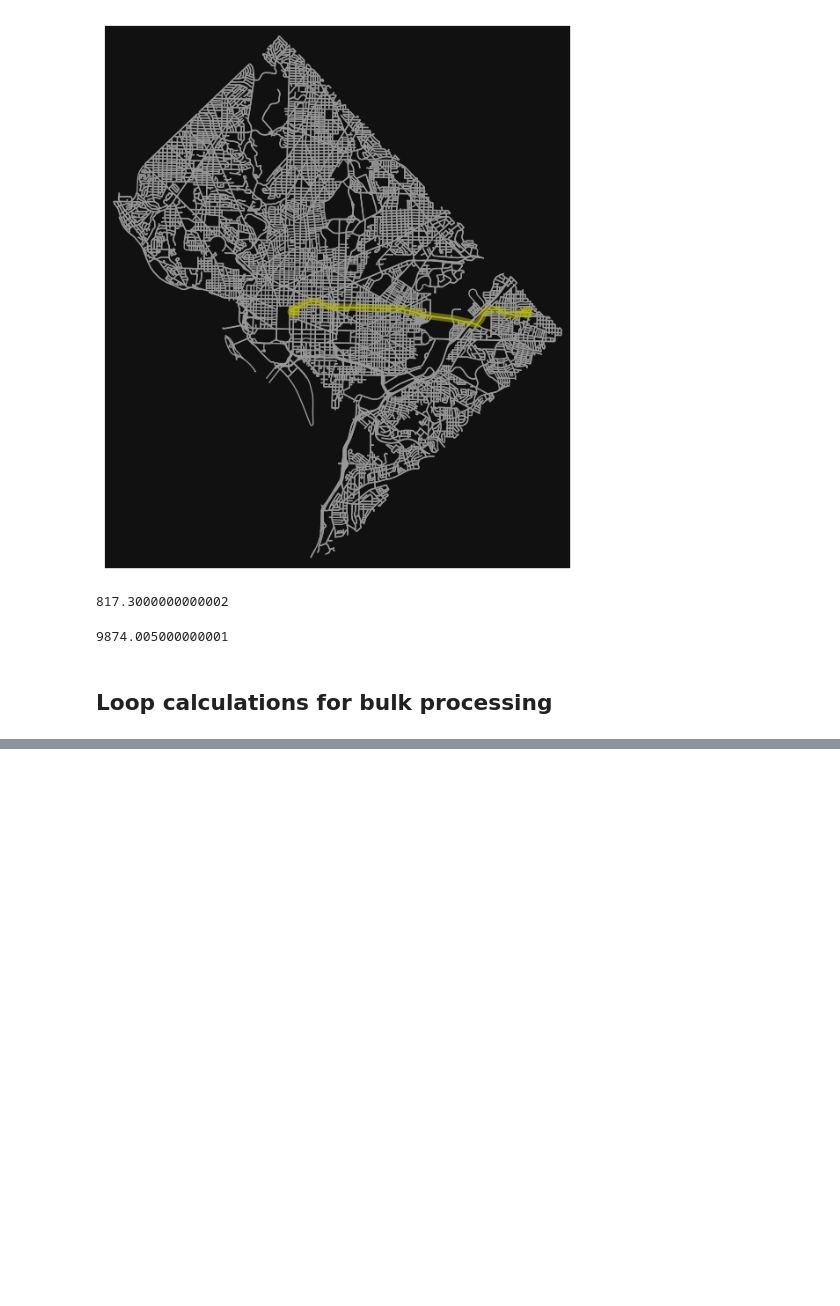
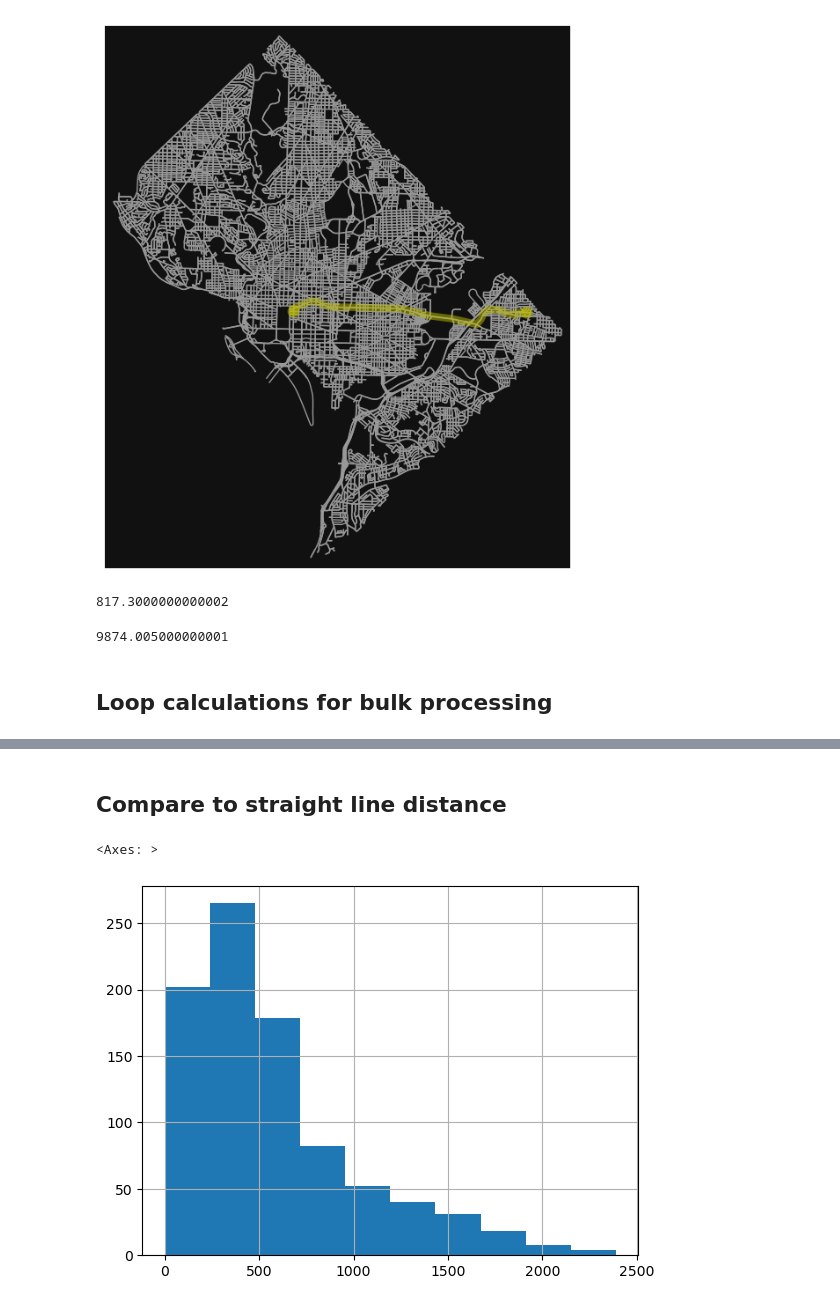
Before and after one commit to ncsg/ursp688y_sp2023, a Jupyter notebook: demos/demo10/demo10.ipynb, the cells around one changed output, grey strips where cells are left out. Cells and saved outputs as stored; diff of their text form; code cells hidden in the pictures; blank space fills up the shorter version.

```diff
--- a/demos/demo10/demo10.ipynb
+++ b/demos/demo10/demo10.ipynb
@@ -213,0 +184,3 @@ affordable_housing
+# %%
+# Add distance and time estimates back to affordable housing df
+affordable_housing = pd.concat([affordable_housing, routes], axis=1)
@@ -213,0 +197,9 @@ affordable_housing
+# %% [markdown]
+## Compare to straight line distance
+# %%
+affordable_housing['straight_dist_to_metro_center'] = affordable_housing.distance(metro_center.geometry.iloc[0])
+# %%
+(affordable_housing['dist_to_metro_center'] - affordable_housing['straight_dist_to_metro_center']).hist()
+# %% [output]
+<Axes: >
+[figure, added]
```
Also changed, not shown: parts of 7 cells of this notebook.
